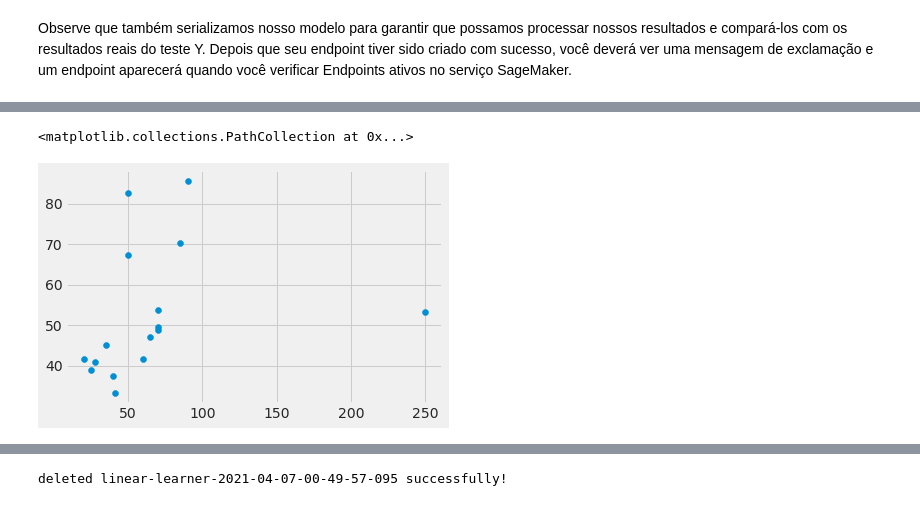
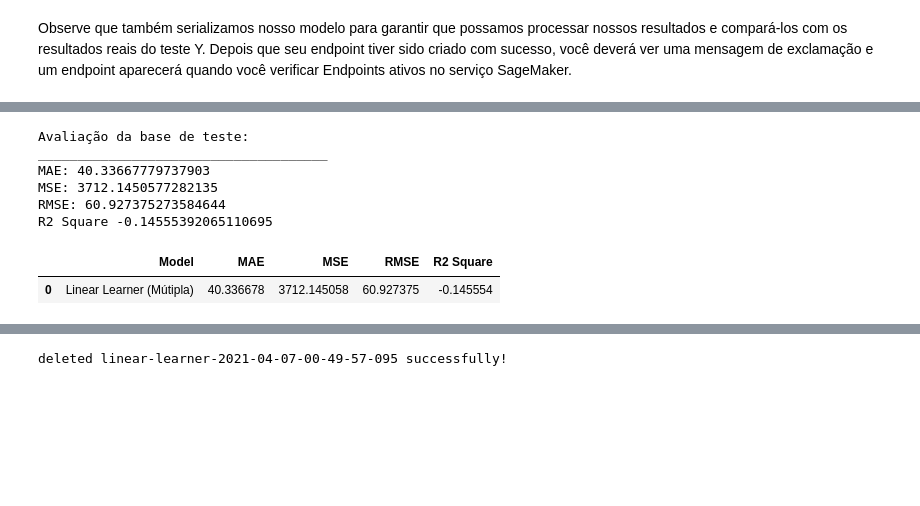
Before and after one commit to ldynczuki/MLPlatformEngineer, a Jupyter notebook: code/models/sagemaker-notebook/model-sagemaker.ipynb, the cells around one changed output, grey strips where cells are left out. Saved outputs shown, nothing was run; the diff lists cells and outputs as text; code cells hidden in the pictures; blank space fills up the shorter version.

```diff
--- a/code/models/sagemaker-notebook/model-sagemaker.ipynb
+++ b/code/models/sagemaker-notebook/model-sagemaker.ipynb
@@ -602,8 +654,21 @@ R2 Square -0.0051543319715472435
-# %%
-plt.scatter(y_test, predictions_test)
-# %% [output]
-<matplotlib.collections.PathCollection at 0x...>
-[figure, removed]
+# %%
+print('Avaliação da base de teste:\n_____________________________________')
+print_evaluate(y_test, predictions_test)
+# %% [output]
+Avaliação da base de teste:
+_____________________________________
+MAE: 40.33667779737903
+MSE: 3712.1450577282135
+RMSE: 60.927375273584644
+R2 Square -0.14555392065110695
+# %%
+results_df = pd.DataFrame(data=[["Linear Learner (Mútipla)", *evaluate(y_test, predictions_test)]],
+                          columns=['Model', 'MAE', 'MSE', 'RMSE', 'R2 Square'])
+
+results_df
+# %% [output]
+|  | Model | MAE | MSE | RMSE | R2 Square |
+| 0 | Linear Learner (Mútipla) | 40.336678 | 3712.145058 | 60.927375 | -0.145554 |
 # %%
 sns.distplot((y_test - predictions_test), bins=50);
 # %% [output]
```
Also changed, not shown: parts of 78 cells of this notebook, 5 other files.
